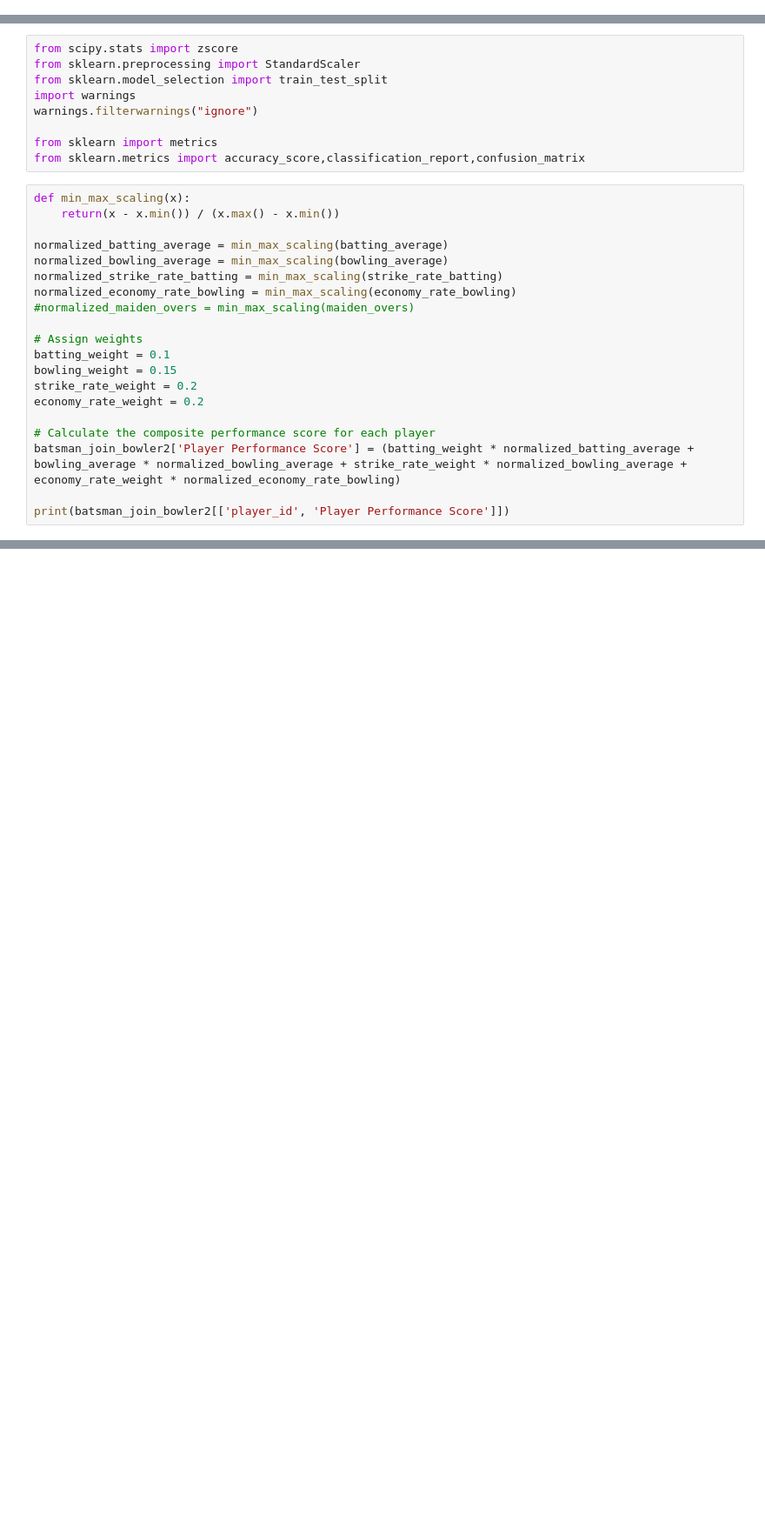
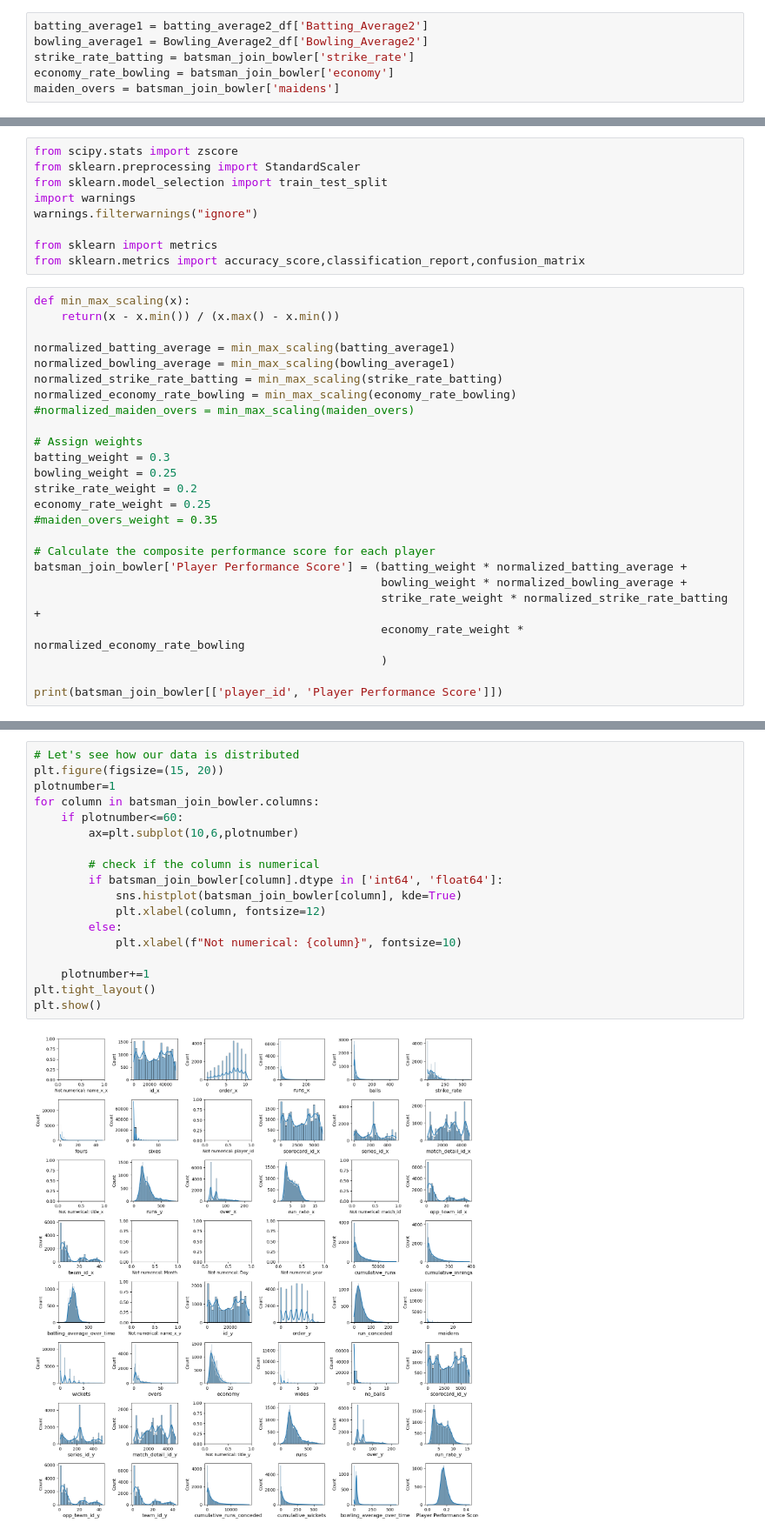
Before and after one commit to MuindeEsther/InternSavy-Projects, a Jupyter notebook: Task 3/prediction.ipynb, the cells around one changed output, grey strips where cells are left out. Shown at 87% size. Cells and saved outputs as stored; diff of their text form; blank space fills up the shorter version.

```diff
--- a/Task 3/prediction.ipynb
+++ b/Task 3/prediction.ipynb
@@ -671,3 +679,9 @@ maiden_overs = batsman_join_bowler1['maidens']
+# %%
+batting_average1 = batting_average2_df['Batting_Average2']
+bowling_average1 = Bowling_Average2_df['Bowling_Average2']
+strike_rate_batting = batsman_join_bowler['strike_rate']
+economy_rate_bowling = batsman_join_bowler['economy']
+maiden_overs = batsman_join_bowler['maidens']
 # %% [markdown]
 **Step 2: Normalize the selected performance metrics**
 
@@ -685,21 +699,26 @@ from sklearn.metrics import accuracy_score,classification_report,confusion_matri
 def min_max_scaling(x):
     return(x - x.min()) / (x.max() - x.min())
 
-normalized_batting_average = min_max_scaling(batting_average)
-normalized_bowling_average = min_max_scaling(bowling_average)
+normalized_batting_average = min_max_scaling(batting_average1)
+normalized_bowling_average = min_max_scaling(bowling_average1)
 normalized_strike_rate_batting = min_max_scaling(strike_rate_batting)
 normalized_economy_rate_bowling = min_max_scaling(economy_rate_bowling)
 #normalized_maiden_overs = min_max_scaling(maiden_overs)
 
 # Assign weights
-batting_weight = 0.1
-bowling_weight = 0.15
+batting_weight = 0.3
+bowling_weight = 0.25
 strike_rate_weight = 0.2
-economy_rate_weight = 0.2
+economy_rate_weight = 0.25
+#maiden_overs_weight = 0.35
 
 # Calculate the composite performance score for each player
-batsman_join_bowler2['Player Performance Score'] = (batting_weight * normalized_batting_average + bowling_average * normalized_bowling_average + strike_rate_weight * normalized_bowling_average + economy_rate_weight * normalized_economy_rate_bowling)
+batsman_join_bowler['Player Performance Score'] = (batting_weight * normalized_batting_average +
+                                                   bowling_weight * normalized_bowling_average +
+                                                   strike_rate_weight * normalized_strike_rate_batting +
+                                                   economy_rate_weight * normalized_economy_rate_bowling
+                                                   )
 
-print(batsman_join_bowler2[['player_id', 'Player Performance Score']])
+print(batsman_join_bowler[['player_id', 'Player Performance Score']])
 # %% [output]
        player_id  Player Performance Score
@@ -759,0 +775,20 @@ dtype: float64
+# %%
+# Let's see how our data is distributed
+plt.figure(figsize=(15, 20))
+plotnumber=1
+for column in batsman_join_bowler.columns:
+    if plotnumber<=60:
+        ax=plt.subplot(10,6,plotnumber)
+
+        # check if the column is numerical
+        if batsman_join_bowler[column].dtype in ['int64', 'float64']:
+            sns.histplot(batsman_join_bowler[column], kde=True)
+            plt.xlabel(column, fontsize=12)
+        else:
+            plt.xlabel(f"Not numerical: {column}", fontsize=10)
+
+    plotnumber+=1
+plt.tight_layout()
+plt.show()
+# %% [output]
+[figure, added]
```
Also changed, not shown: parts of 45 cells of this notebook.
